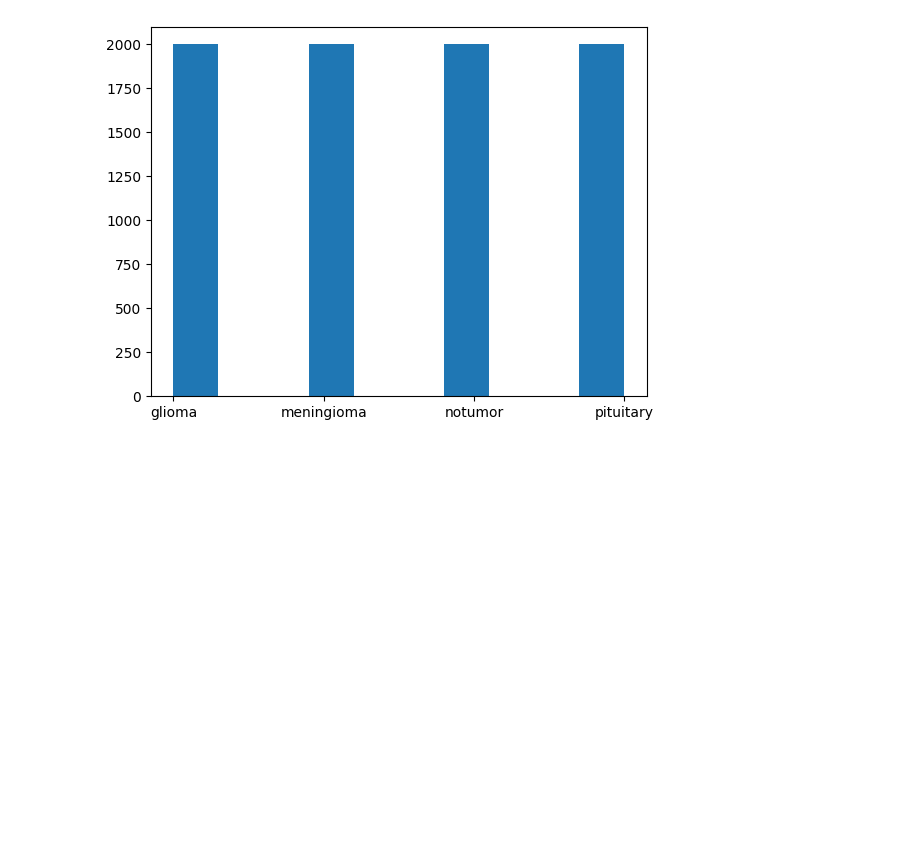
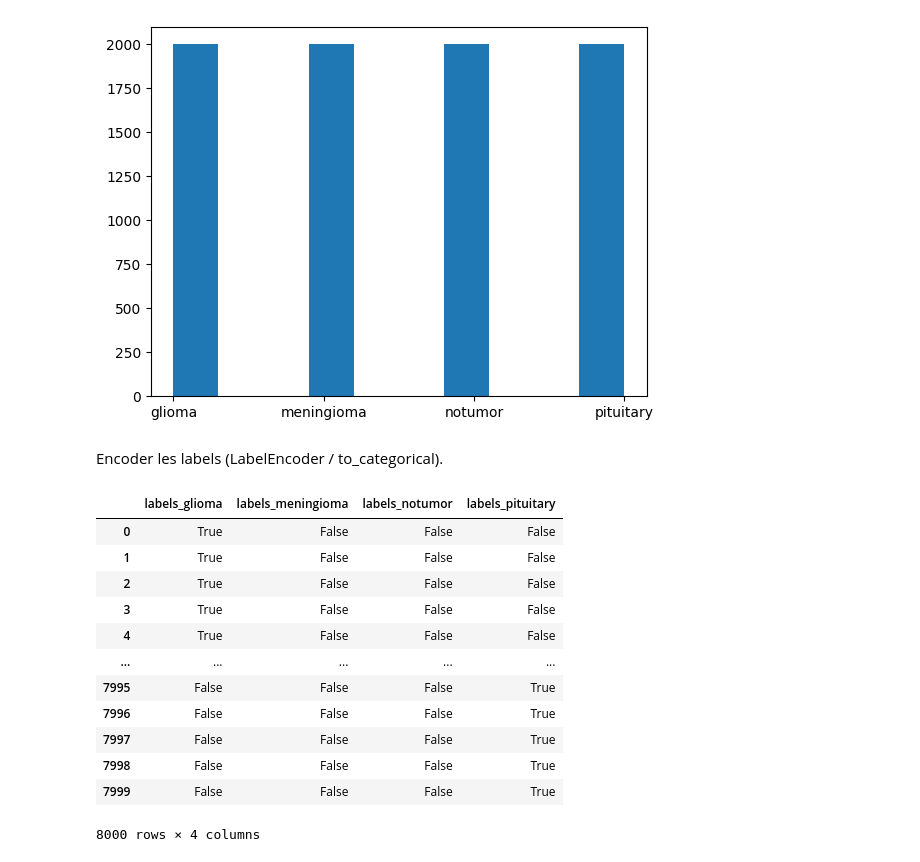
Before and after one commit to YounessBoumeshouli/BrainScan, a Jupyter notebook: main.ipynb, the cells around one changed output. Saved outputs shown, nothing was run; the diff lists cells and outputs as text; code cells hidden in the pictures; blank space fills up the shorter version.

Commit message:
BRAIN-11 Encoder les labels (LabelEncoder / to_categorical).

```diff
--- a/main.ipynb
+++ b/main.ipynb
@@ -208,3 +210,26 @@ plt.hist(nLabels)
  array([0. , 0.3, 0.6, 0.9, 1.2, 1.5, 1.8, 2.1, 2.4, 2.7, 3. ]),
  <BarContainer object of 10 artists>)
 [figure]
+# %% [markdown]
+Encoder les labels (LabelEncoder / to_categorical).
+# %%
+df_images = pd.DataFrame(data =nImages , columns=["images"])
+df_labels = pd.DataFrame(data =nLabels , columns=["labels"])
+# %%
+df_encoded = pd.get_dummies(df_labels, columns=["labels"])
+# %%
+df_encoded
+# %% [output]
+|  | labels_glioma | labels_meningioma | labels_notumor | labels_pituitary |
+| 0 | True | False | False | False |
+| 1 | True | False | False | False |
+| 2 | True | False | False | False |
+| 3 | True | False | False | False |
+| 4 | True | False | False | False |
+| ... | ... | ... | ... | ... |
+| 7995 | False | False | False | True |
+| 7996 | False | False | False | True |
+| 7997 | False | False | False | True |
+| 7998 | False | False | False | True |
+| 7999 | False | False | False | True |
+8000 rows × 4 columns
```
Also changed, not shown: parts of 1 cell of this notebook.
